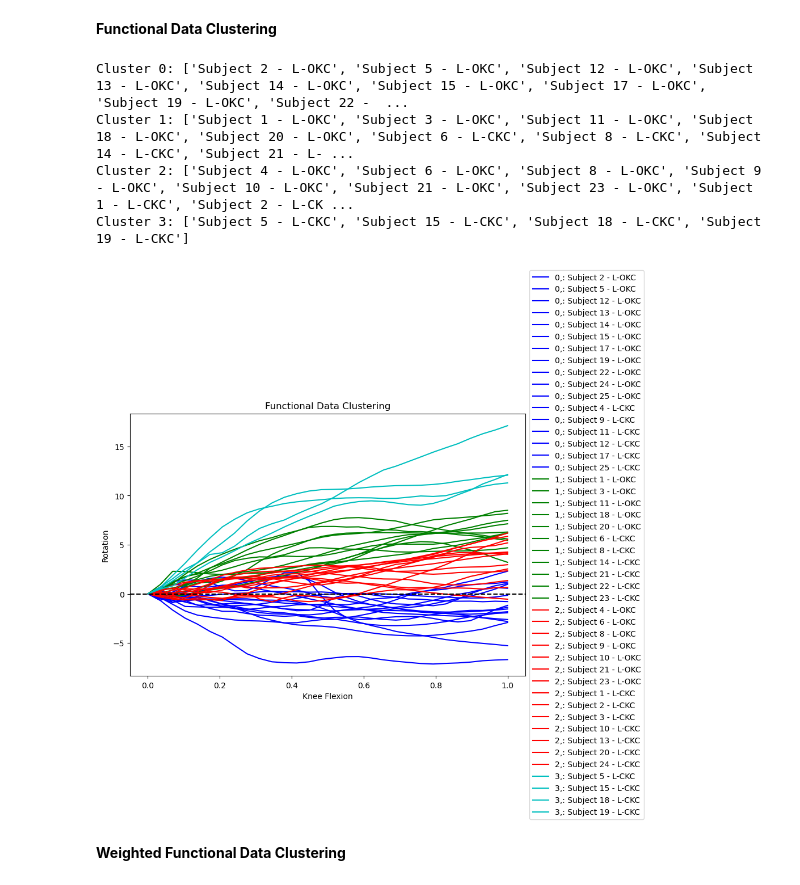
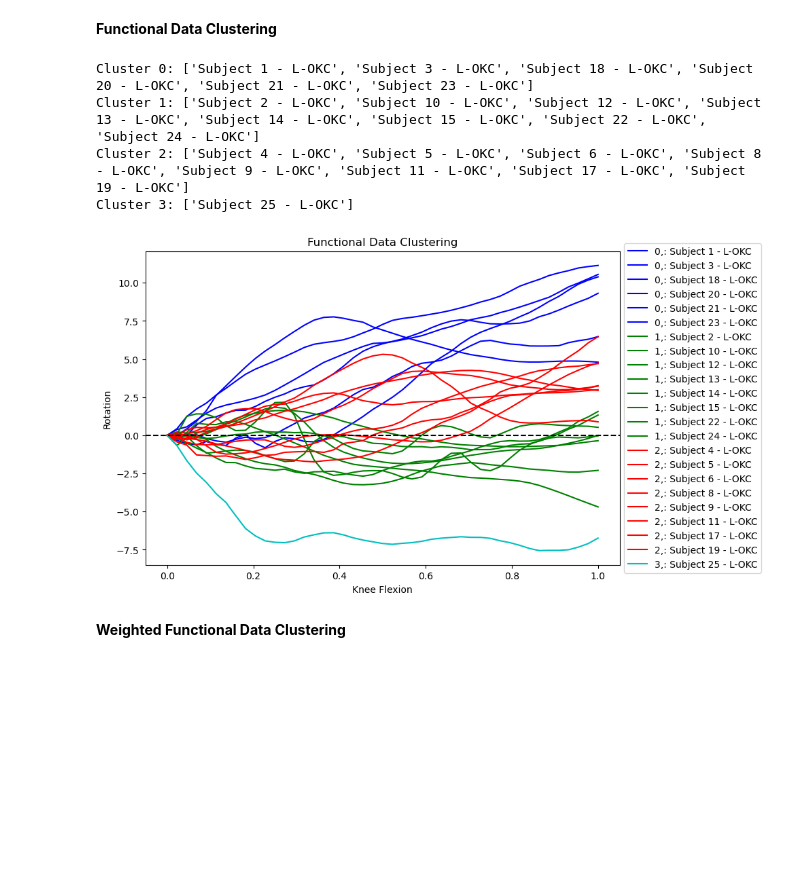
Before and after one commit to nvanvlasselaer/Knee-kinematics, a Jupyter notebook: OKC-clustering.ipynb, the cells around one changed output. Drawn from its saved outputs; the diff is of its cells as text; code cells hidden in the pictures; blank space fills up the shorter version.

Commit message:
Clustering

```diff
--- a/OKC-clustering.ipynb
+++ b/OKC-clustering.ipynb
@@ -68,7 +68,7 @@ z_only_25_L = pd.read_csv('Output/Left/25-L_z_only.csv')
 **Set Row Limit**
 # %%
 # only keep the first X rows
-Limit = 30
+Limit = 45
 z_only_zero_1_L = z_only_zero_1_L[:Limit]
 z_only_zero_2_L = z_only_zero_2_L[:Limit]
 z_only_zero_3_L = z_only_zero_3_L[:Limit]
@@ -218,7 +248,7 @@ from sklearn.cluster import KMeans
 # Prepare functional data
 X = []  # List to store spline regression curves for each subject
 subject_names = []  # List to store subject names
-for subject_data, subject_name in subjects_zero:
+for subject_data, subject_name in subjects_zero_L_OKC:
     X.append(subject_data.values)
     subject_names.append(subject_name)
 
@@ -235,38 +265,38 @@ fd_grid_fpca = fpca.fit_transform(fd_grid)
 # Perform clustering on the FPCA scores
 n_clusters = 4  # Number of clusters
 kmeans = KMeans(n_clusters=n_clusters, n_init=10)  # Set n_init explicitly
 clusters = kmeans.fit_predict(fd_grid_fpca)  # Access transformed data directly
 
 # Assign colors to clusters
 colors = ['b', 'g', 'r', 'c', 'm', 'y']  # Add more colors if needed
 
 # Print the clusters
 for cluster_id in range(n_clusters):
     cluster_indices = np.where(clusters == cluster_id)[0]
     subject_names_in_cluster = [subject_names[idx] for idx in cluster_indices]
     print(f"Cluster {cluster_id}: {subject_names_in_cluster}")
 
 # Visualize clusters
 plt.figure(figsize=(9, 6))
 for i in range(n_clusters):
     cluster_indices = np.where(clusters == i)[0]
     for idx in cluster_indices:
         plt.plot(fd_grid[idx].grid_points[0], fd_grid[idx].data_matrix[0],
                  label=f'{i},: {subject_names[idx]}', color=colors[i])
 
 plt.xlabel('Knee Flexion')
 plt.ylabel('Rotation')
 plt.title('Functional Data Clustering')
 plt.axhline(y=0, color='black', linestyle='--')
 plt.legend(loc='center left', bbox_to_anchor=(1, 0.5))
 
 plt.show()
 # %% [output]
-Cluster 0: ['Subject 2 - L-OKC', 'Subject 5 - L-OKC', 'Subject 12 - L-OKC', 'Subject 13 - L-OKC', 'Subject 14 - L-OKC', 'Subject 15 - L-OKC', 'Subject 17 - L-OKC', 'Subject 19 - L-OKC', 'Subject 22 -  ...
-Cluster 1: ['Subject 1 - L-OKC', 'Subject 3 - L-OKC', 'Subject 11 - L-OKC', 'Subject 18 - L-OKC', 'Subject 20 - L-OKC', 'Subject 6 - L-CKC', 'Subject 8 - L-CKC', 'Subject 14 - L-CKC', 'Subject 21 - L- ...
-Cluster 2: ['Subject 4 - L-OKC', 'Subject 6 - L-OKC', 'Subject 8 - L-OKC', 'Subject 9 - L-OKC', 'Subject 10 - L-OKC', 'Subject 21 - L-OKC', 'Subject 23 - L-OKC', 'Subject 1 - L-CKC', 'Subject 2 - L-CK ...
-Cluster 3: ['Subject 5 - L-CKC', 'Subject 15 - L-CKC', 'Subject 18 - L-CKC', 'Subject 19 - L-CKC']
+Cluster 0: ['Subject 1 - L-OKC', 'Subject 3 - L-OKC', 'Subject 18 - L-OKC', 'Subject 20 - L-OKC', 'Subject 21 - L-OKC', 'Subject 23 - L-OKC']
+Cluster 1: ['Subject 2 - L-OKC', 'Subject 10 - L-OKC', 'Subject 12 - L-OKC', 'Subject 13 - L-OKC', 'Subject 14 - L-OKC', 'Subject 15 - L-OKC', 'Subject 22 - L-OKC', 'Subject 24 - L-OKC']
+Cluster 2: ['Subject 4 - L-OKC', 'Subject 5 - L-OKC', 'Subject 6 - L-OKC', 'Subject 8 - L-OKC', 'Subject 9 - L-OKC', 'Subject 11 - L-OKC', 'Subject 17 - L-OKC', 'Subject 19 - L-OKC']
+Cluster 3: ['Subject 25 - L-OKC']
-[figure, old version]
+[figure, new version]
 # %% [markdown]
 **Weighted Functional Data Clustering**
 # %%
```
Also changed, not shown: parts of 2 cells of this notebook, 1 other file.
